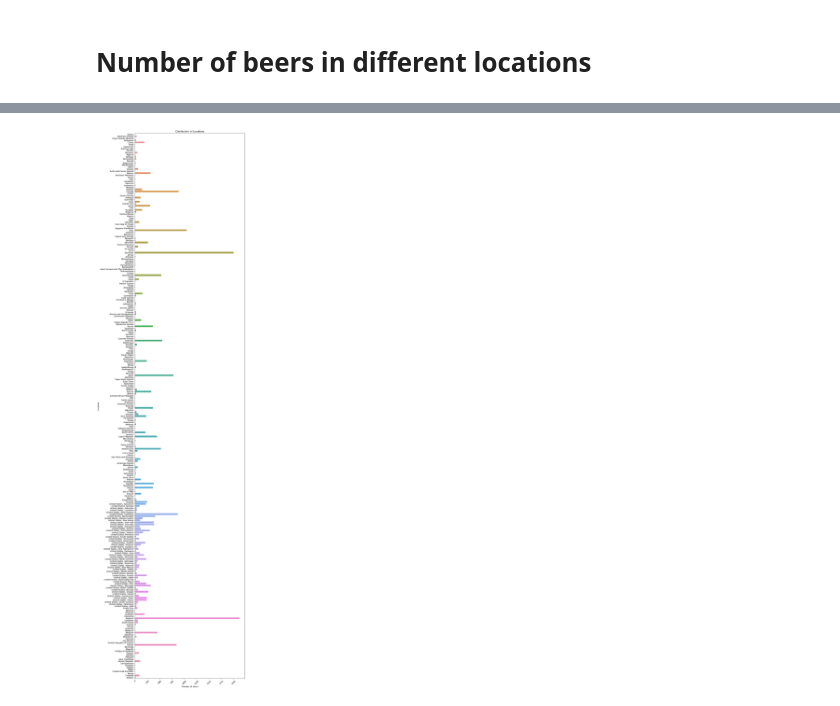
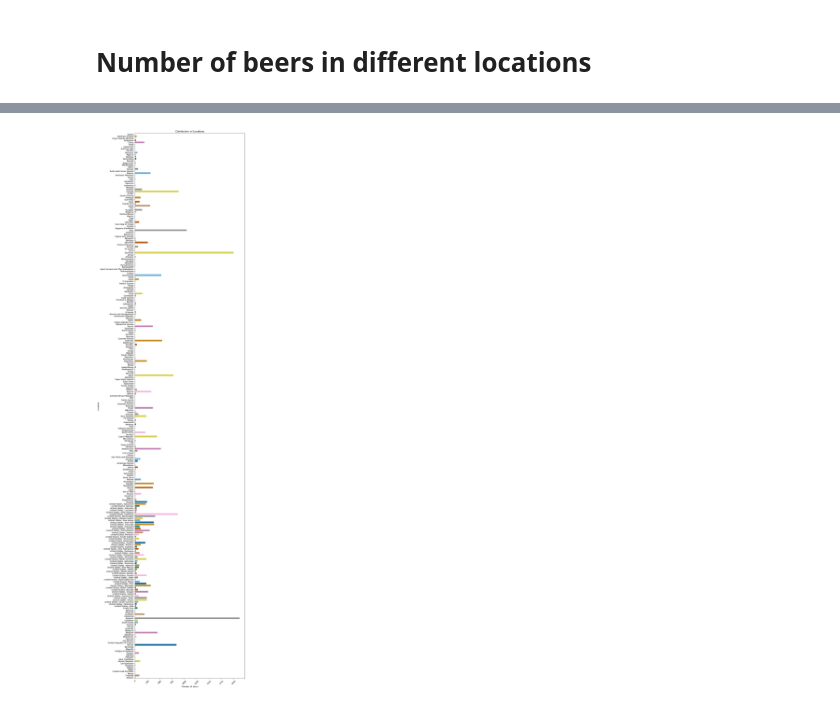
Before and after one commit to epfl-ada/ada-2023-project-laremontada61, a Jupyter notebook: EDA_CCT.ipynb, the cells around one changed output, grey strips where cells are left out. Cells and saved outputs as stored; diff of their text form; code cells hidden in the pictures.

```diff
--- a/EDA_CCT.ipynb
+++ b/EDA_CCT.ipynb
@@ -193,10 +242,11 @@ plt.show()
 # %%
+# Plot the entire distribution of locations
 plt.figure(figsize=(10, 50))
-sns.countplot(y='location', data=breweries)
+sns.countplot(y='location', data=breweries, palette=sns.color_palette("colorblind"))
 plt.title('Distribution of Locations')
 plt.xlabel('Number of beers')
 plt.ylabel('Location')
 plt.xticks(rotation=45)
 plt.show()
 # %% [output]
-[figure, old version]
+[figure, new version]
```
Also changed, not shown: parts of 16 cells of this notebook.
